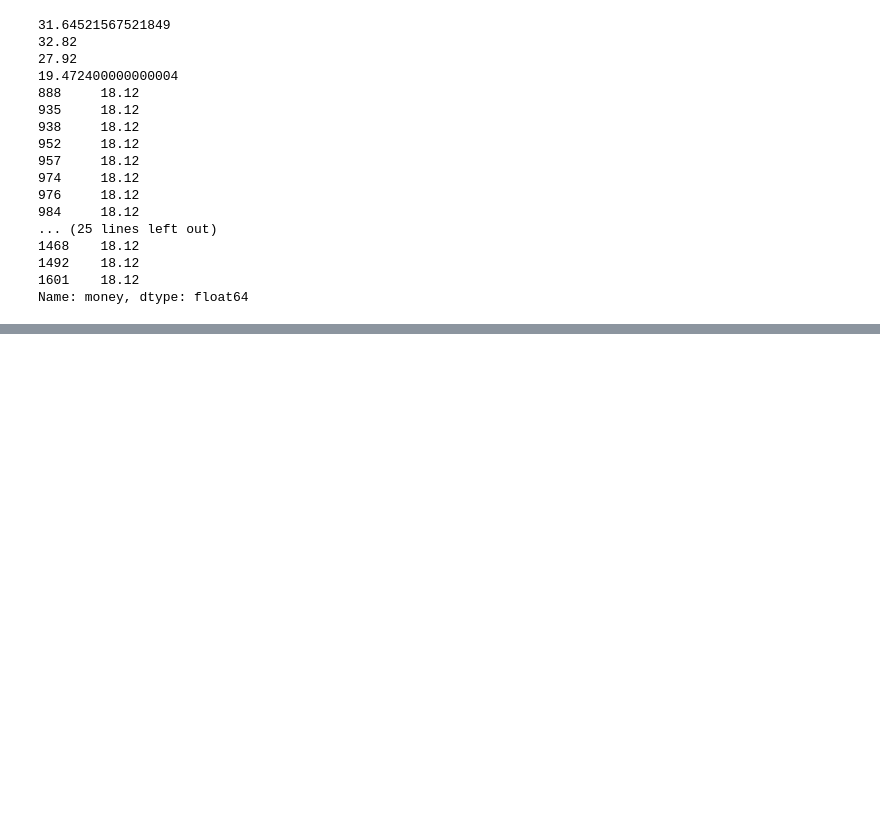
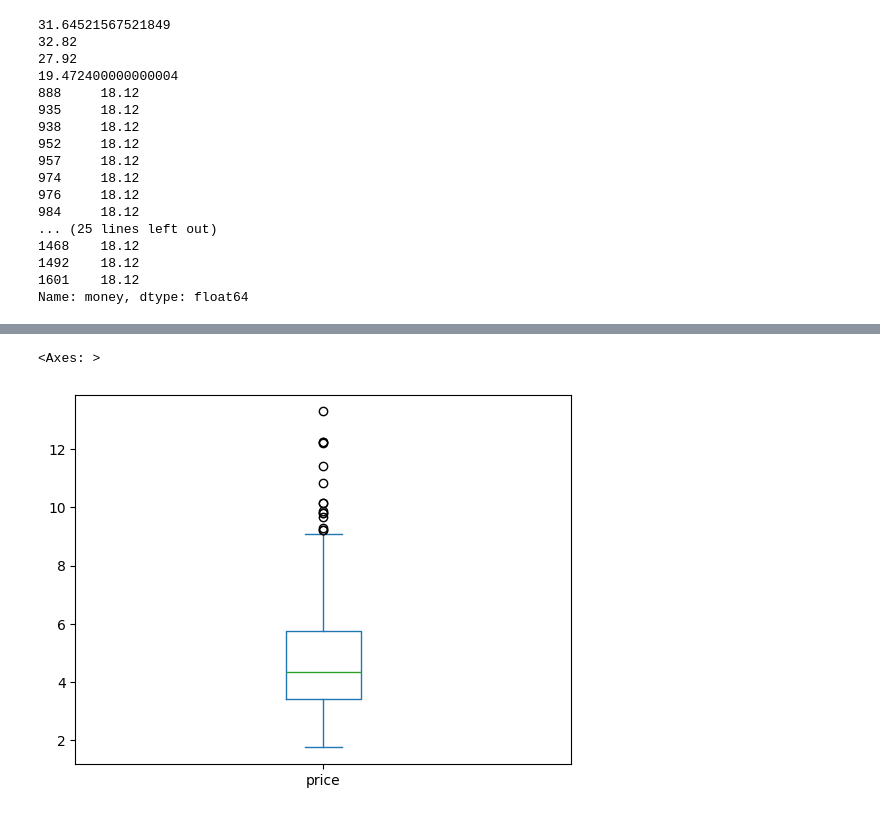
Before and after one commit to somegithubuser245/practical-statistics-for-data-scientists, a Jupyter notebook: python/notebooks/Chapter1_practive.ipynb, the cells around one changed output, grey strips where cells are left out. Cells and saved outputs as stored; diff of their text form; code cells hidden in the pictures; blank space fills up the shorter version.

```diff
--- a/python/notebooks/Chapter1_practive.ipynb
+++ b/python/notebooks/Chapter1_practive.ipynb
@@ -45,0 +124,5 @@ Name: money, dtype: float64
+# %%
+price_mils.plot.box()
+# %% [output]
+<Axes: >
+[figure, added]
```
Also changed, not shown: parts of 5 cells of this notebook, 1 other file.
